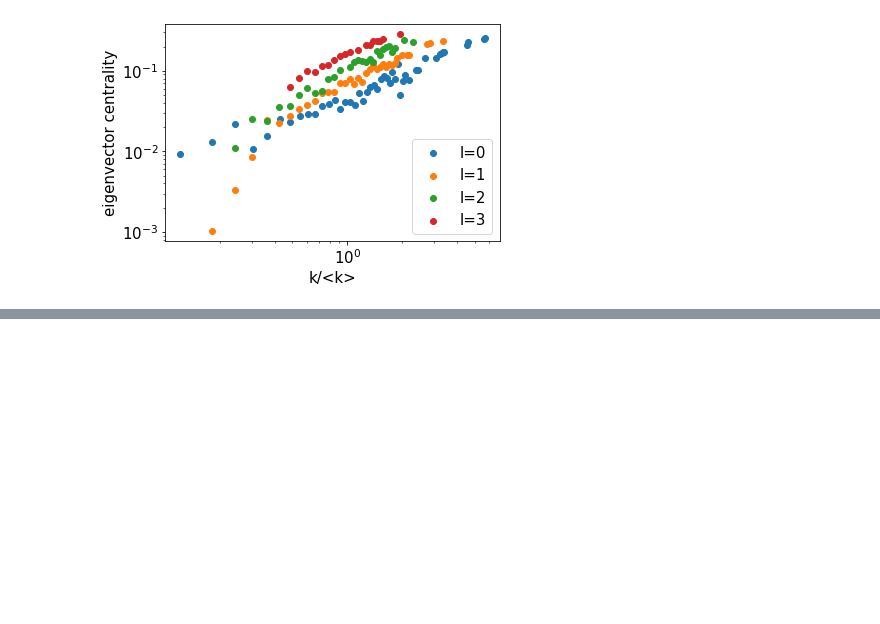
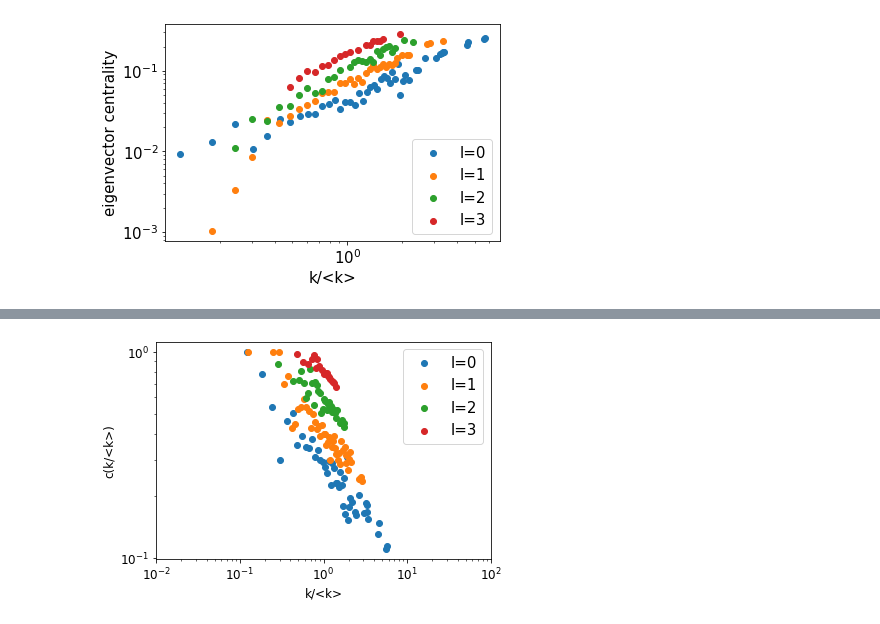
Before and after one commit to matheusloures42/renormalization-simplicial-complexes, a Jupyter notebook: c_elegans.ipynb, the cells around one changed output, grey strips where cells are left out. Cells and saved outputs as stored; diff of their text form; code cells hidden in the pictures; blank space fills up the shorter version.

```diff
--- a/c_elegans.ipynb
+++ b/c_elegans.ipynb
@@ -228,0 +261,7 @@ eigenvector_centrality_x_kl(G3_rep,lb='l=3')
+# %%
+clustering_per_kl(Gw,'l=0')
+clustering_per_kl(G1w,'l=1')
+clustering_per_kl(G2w,'l=2')
+clustering_per_kl(G3w,'l=3')
+# %% [output]
+[figure, added]
```
Also changed, not shown: parts of 7 cells of this notebook, 2 other files.
